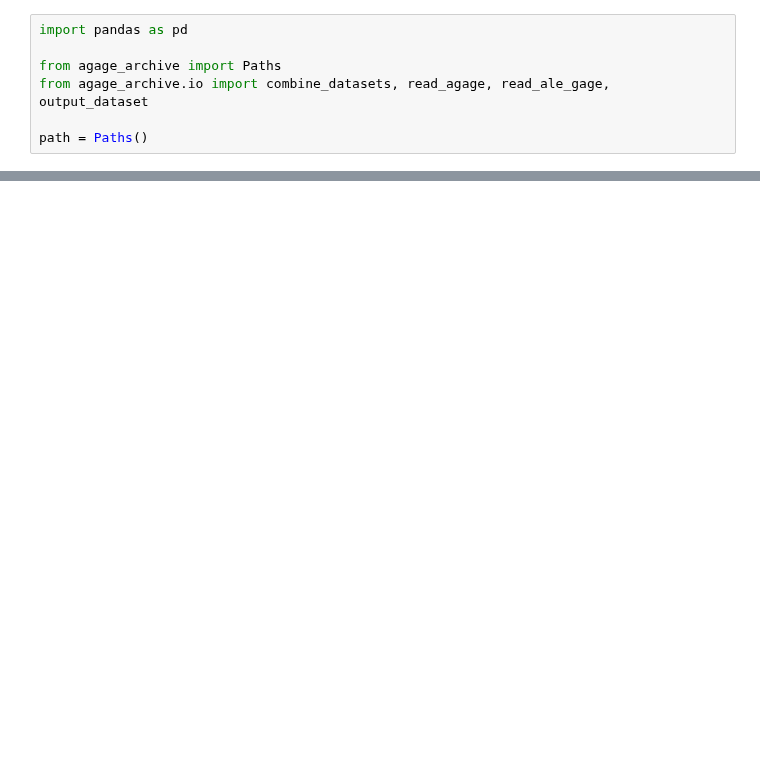
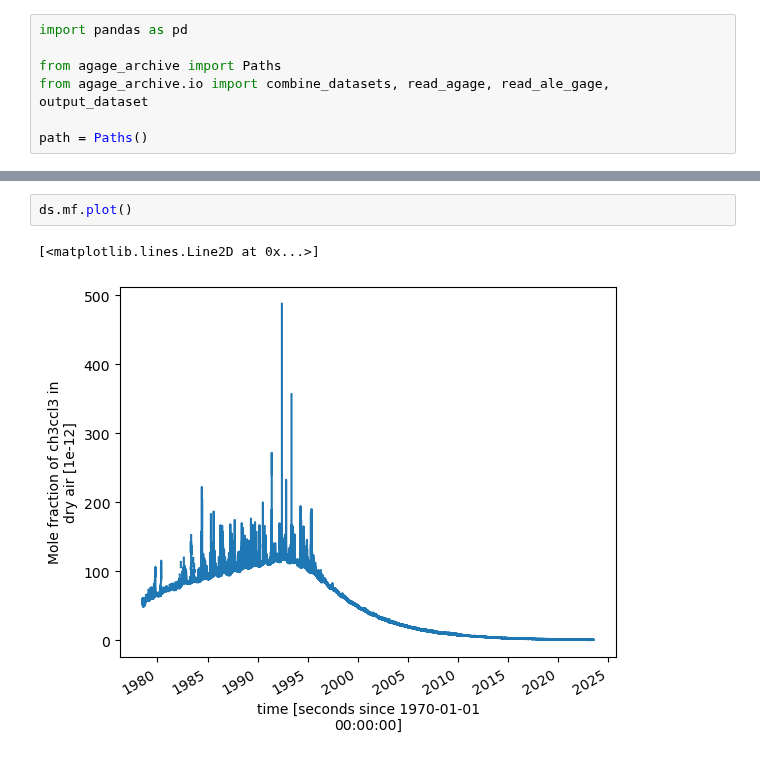
Before and after one commit to mrghg/agage-archive, a Jupyter notebook: notebooks/testing.ipynb, the cells around one changed output, grey strips where cells are left out. Cells and saved outputs as stored; diff of their text form; blank space fills up the shorter version.

```diff
--- a/notebooks/testing.ipynb
+++ b/notebooks/testing.ipynb
@@ -33,0 +60,5 @@ for species in df.index:
+# %%
+ds.mf.plot()
+# %% [output]
+[<matplotlib.lines.Line2D at 0x...>]
+[figure, added]
```
Also changed, not shown: parts of 8 cells of this notebook, 6 other files.
